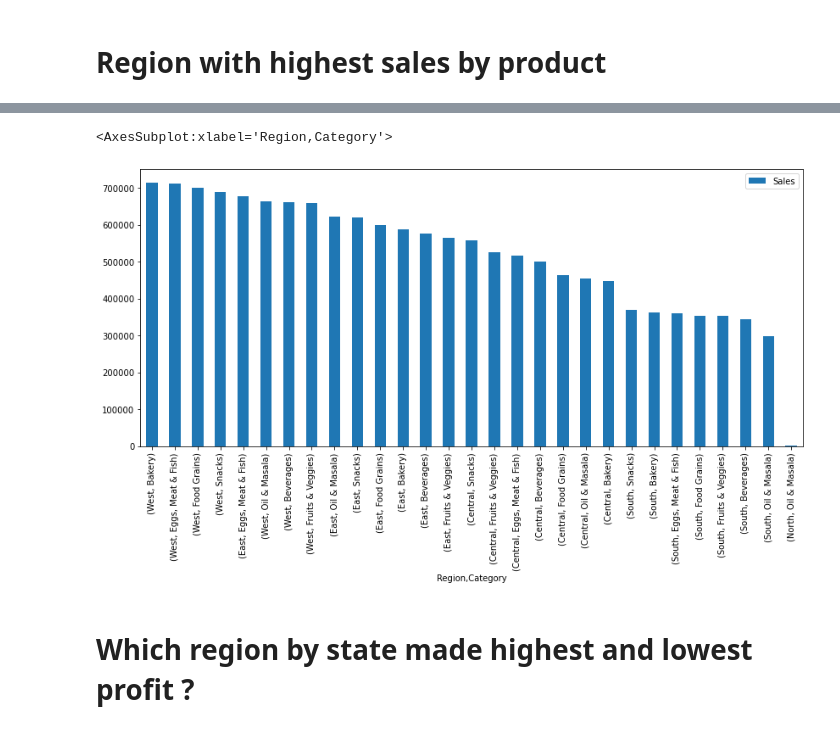
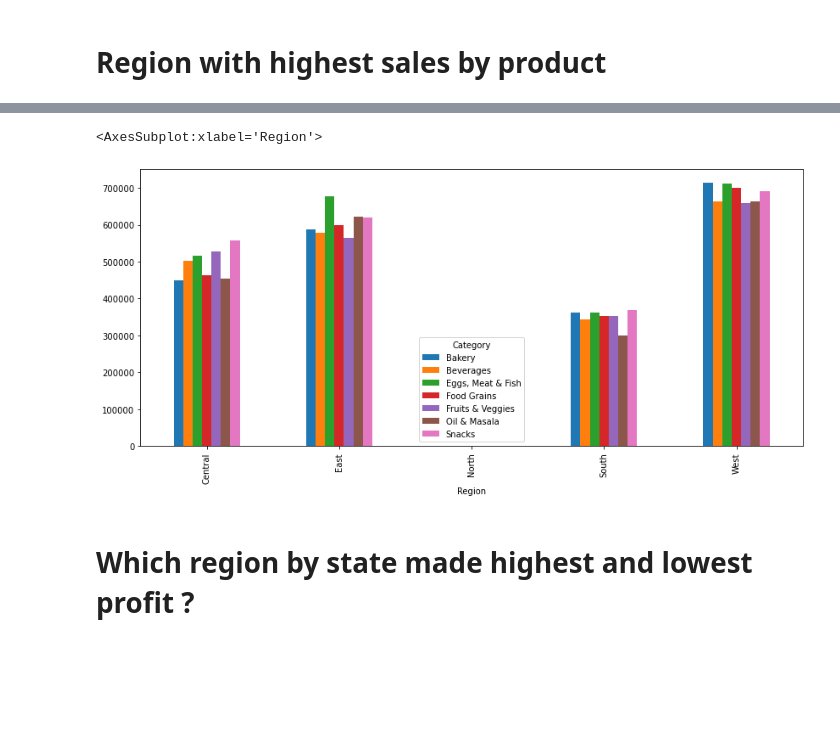
Before and after one commit to godwinnwalozie/Cricket--Every-International-Innings--1981-2022-, a Jupyter notebook: supermarket.ipynb, the cells around one changed output, grey strips where cells are left out. Cells and saved outputs as stored; diff of their text form; code cells hidden in the pictures; blank space fills up the shorter version.

```diff
--- a/supermarket.ipynb
+++ b/supermarket.ipynb
@@ -97,6 +98,6 @@ profitable_prod.plot( ax = ax, kind = 'bar', color = 'green', ylabel =\
 # %% [markdown]
 # Region with highest sales by product
 # %%
-rsp =record.loc[:,["Region","Category","Sales"]].groupby(["Region","Category"]).sum().sort_values("Sales",ascending = False)
-rsp
+rhs = record.loc[:,["Region","Category","Sales"]].pivot_table(index = "Region", columns ="Category", values ="Sales", aggfunc= "sum")
+rhs
 # %% [output]
@@ -121,9 +111,9 @@ rsp
 # %%
 fig,ax = plt.subplots(figsize = (10, 4))
-rsp.plot(kind = "bar", figsize = (14,6), ax= ax)
+rhs.plot(kind = "bar", figsize = (14,6), ax= ax)
 # %% [output]
-<AxesSubplot:xlabel='Region,Category'>
+<AxesSubplot:xlabel='Region'>
-[figure, old version]
+[figure, new version]
 # %% [markdown]
 # Which region by state made highest and lowest profit ?
 # %%
```
Also changed, not shown: parts of 13 cells of this notebook.
